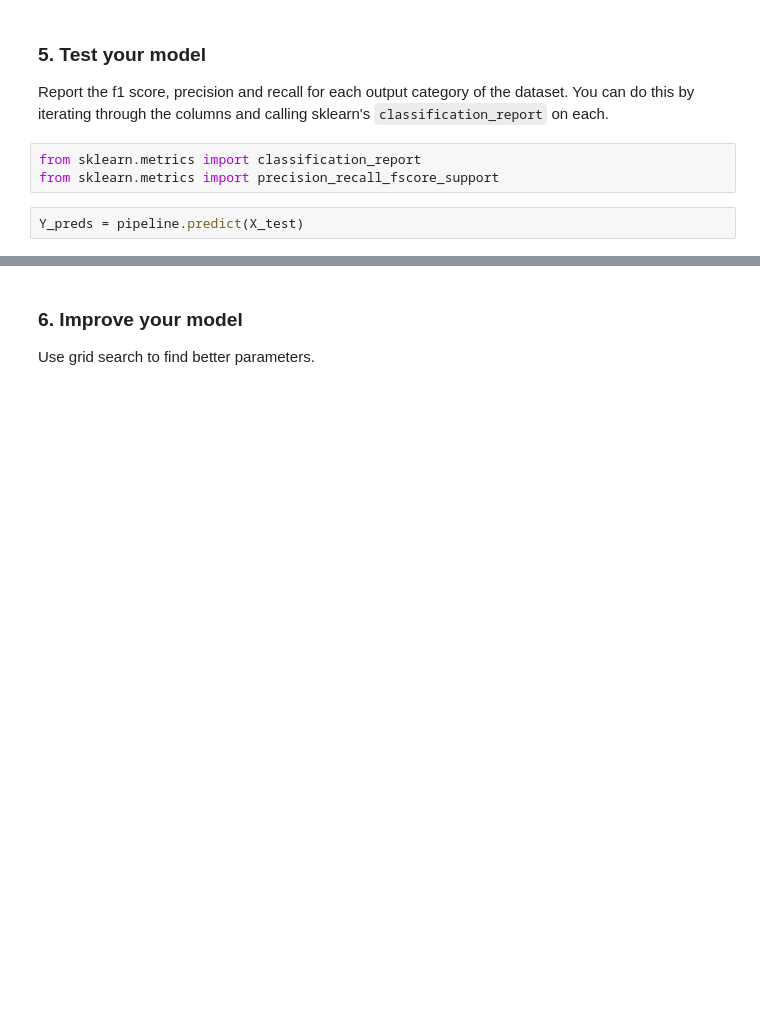
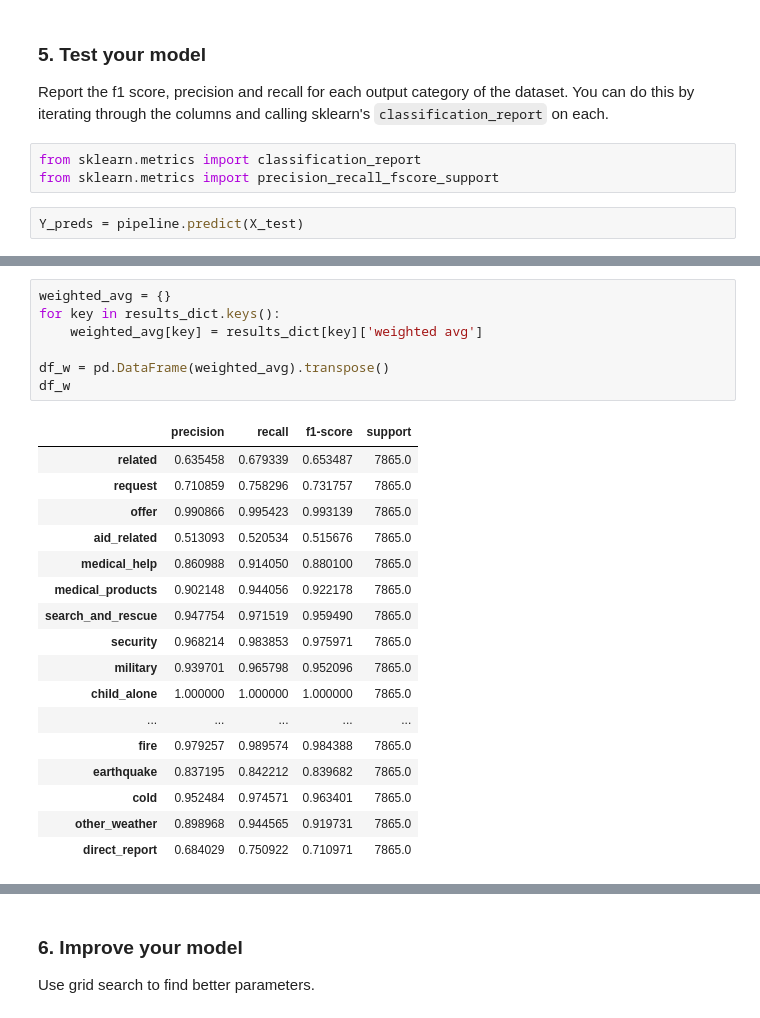
Before and after one commit to uforodavid/Disaster_Response_Pipepline, a Jupyter notebook: ML Pipeline Preparation.ipynb, the cells around one changed output, grey strips where cells are left out. Drawn from its saved outputs; the diff is of its cells as text; blank space fills up the shorter version.

Commit message:
ML pipeline Update
I created my model pipeline, tested my model, added grid search with my model

```diff
--- a/ML Pipeline Preparation.ipynb
+++ b/ML Pipeline Preparation.ipynb
@@ -189,0 +191,25 @@ weighted avg       0.68      0.75      0.71      7865
+# %%
+weighted_avg = {}
+for key in results_dict.keys():
+    weighted_avg[key] = results_dict[key]['weighted avg']
+
+df_w = pd.DataFrame(weighted_avg).transpose()
+df_w
+# %% [output]
+|  | precision | recall | f1-score | support |
+| related | 0.635458 | 0.679339 | 0.653487 | 7865.0 |
+| request | 0.710859 | 0.758296 | 0.731757 | 7865.0 |
+| offer | 0.990866 | 0.995423 | 0.993139 | 7865.0 |
+| aid_related | 0.513093 | 0.520534 | 0.515676 | 7865.0 |
+| medical_help | 0.860988 | 0.914050 | 0.880100 | 7865.0 |
+| medical_products | 0.902148 | 0.944056 | 0.922178 | 7865.0 |
+| search_and_rescue | 0.947754 | 0.971519 | 0.959490 | 7865.0 |
+| security | 0.968214 | 0.983853 | 0.975971 | 7865.0 |
+| military | 0.939701 | 0.965798 | 0.952096 | 7865.0 |
+| child_alone | 1.000000 | 1.000000 | 1.000000 | 7865.0 |
+| ... | ... | ... | ... | ... |
+| fire | 0.979257 | 0.989574 | 0.984388 | 7865.0 |
+| earthquake | 0.837195 | 0.842212 | 0.839682 | 7865.0 |
+| cold | 0.952484 | 0.974571 | 0.963401 | 7865.0 |
+| other_weather | 0.898968 | 0.944565 | 0.919731 | 7865.0 |
+| direct_report | 0.684029 | 0.750922 | 0.710971 | 7865.0 |
```
Also changed, not shown: parts of 12 cells of this notebook.
